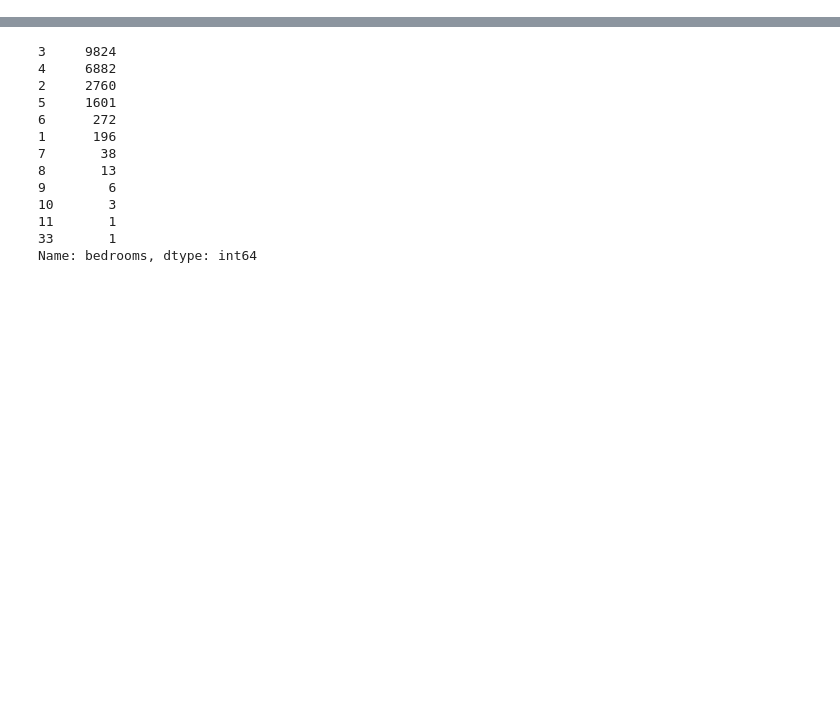
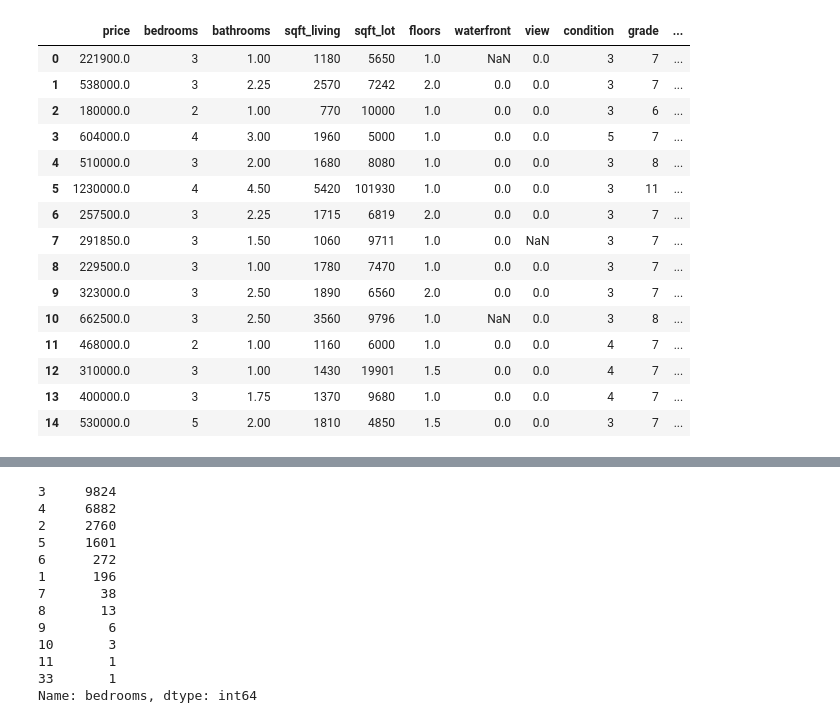
Before and after one commit to KanwalArora029/King-County-Sales-Analysis, a Jupyter notebook: student2.ipynb, the cells around one changed output, grey strips where cells are left out. Cells and saved outputs as stored; diff of their text form; code cells hidden in the pictures; blank space fills up the shorter version.

```diff
--- a/student2.ipynb
+++ b/student2.ipynb
@@ -21,0 +35,20 @@ df.drop(['id', 'date'], axis=1, inplace=True)
+# %%
+#viewing the first 15 rows
+df.head(15)
+# %% [output]
+|  | price | bedrooms | bathrooms | sqft_living | sqft_lot | floors | waterfront | view | condition | grade | ... |
+| 0 | 221900.0 | 3 | 1.00 | 1180 | 5650 | 1.0 | NaN | 0.0 | 3 | 7 | ... |
+| 1 | 538000.0 | 3 | 2.25 | 2570 | 7242 | 2.0 | 0.0 | 0.0 | 3 | 7 | ... |
+| 2 | 180000.0 | 2 | 1.00 | 770 | 10000 | 1.0 | 0.0 | 0.0 | 3 | 6 | ... |
+| 3 | 604000.0 | 4 | 3.00 | 1960 | 5000 | 1.0 | 0.0 | 0.0 | 5 | 7 | ... |
+| 4 | 510000.0 | 3 | 2.00 | 1680 | 8080 | 1.0 | 0.0 | 0.0 | 3 | 8 | ... |
+| 5 | 1230000.0 | 4 | 4.50 | 5420 | 101930 | 1.0 | 0.0 | 0.0 | 3 | 11 | ... |
+| 6 | 257500.0 | 3 | 2.25 | 1715 | 6819 | 2.0 | 0.0 | 0.0 | 3 | 7 | ... |
+| 7 | 291850.0 | 3 | 1.50 | 1060 | 9711 | 1.0 | 0.0 | NaN | 3 | 7 | ... |
+| 8 | 229500.0 | 3 | 1.00 | 1780 | 7470 | 1.0 | 0.0 | 0.0 | 3 | 7 | ... |
+| 9 | 323000.0 | 3 | 2.50 | 1890 | 6560 | 2.0 | 0.0 | 0.0 | 3 | 7 | ... |
+| 10 | 662500.0 | 3 | 2.50 | 3560 | 9796 | 1.0 | NaN | 0.0 | 3 | 8 | ... |
+| 11 | 468000.0 | 2 | 1.00 | 1160 | 6000 | 1.0 | 0.0 | 0.0 | 4 | 7 | ... |
+| 12 | 310000.0 | 3 | 1.00 | 1430 | 19901 | 1.5 | 0.0 | 0.0 | 4 | 7 | ... |
+| 13 | 400000.0 | 3 | 1.75 | 1370 | 9680 | 1.0 | 0.0 | 0.0 | 4 | 7 | ... |
+| 14 | 530000.0 | 5 | 2.00 | 1810 | 4850 | 1.5 | 0.0 | 0.0 | 3 | 7 | ... |
```
Also changed, not shown: parts of 76 cells of this notebook, 1 other file.
